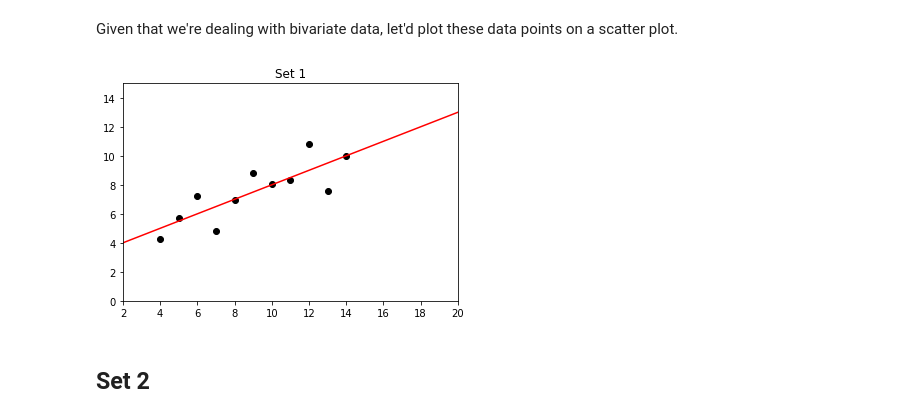
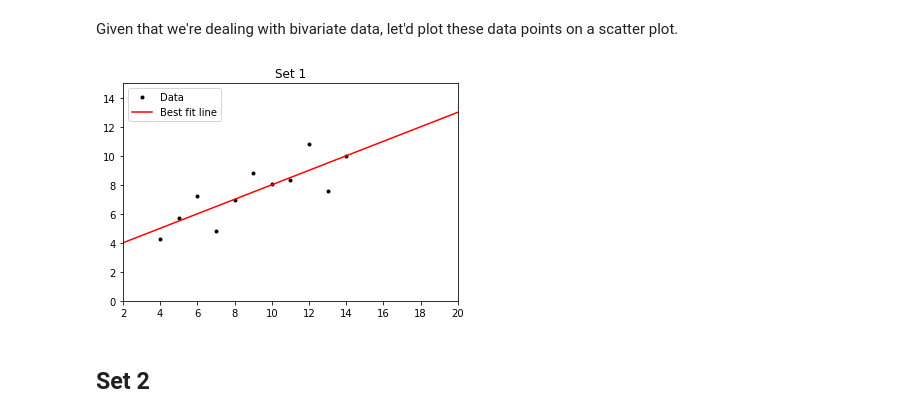
Before and after one commit to MarionMcG/data-analysis, a Jupyter notebook: anscombe.ipynb, the cells around one changed output. Saved outputs shown, nothing was run; the diff lists cells and outputs as text; code cells hidden in the pictures.

```diff
--- a/anscombe.ipynb
+++ b/anscombe.ipynb
@@ -51,27 +50,30 @@ set1
 # %% [markdown]
 Given that we're dealing with bivariate data, let'd plot these data points on a scatter plot.
 # %%
+plt.title('Set 1')
+plt.xlim(2, 20)
+plt.ylim(0, 15)
 
-plt.title('Set 1')
+# Setting x and y values
 x = set1.loc[:, 'x']
 y = set1.loc[:, 'y']
 
-#Plotting my points
-plt.plot(x, y, 'ko')
+# Plotting my points
+plt.plot(x, y, 'k.', label="Data")
 
-#Now using x and y let's get the slope m and the y-intercept c
+#Getting the slope m and the y-intercept c of best fit line
 z= np.polyfit(x, y, 1)
 m, c = z
 
-#Plotting the best fit line in the domain 0 to 20
+# Plotting the best fit line in the domain 0 to 20
 x=np.arange(0, 21, 1)
 plt.plot(x, m*x+c, 'r-', label='Best fit line')
 
-plt.xlim(2, 20)
-plt.ylim(0, 15)
+#Show my plot
+plt.legend()
 plt.show()
 # %% [output]
-[figure, old version]
+[figure, new version]
 # %% [markdown]
 ## Set 2
 # %%
```
Also changed, not shown: parts of 8 cells of this notebook.
